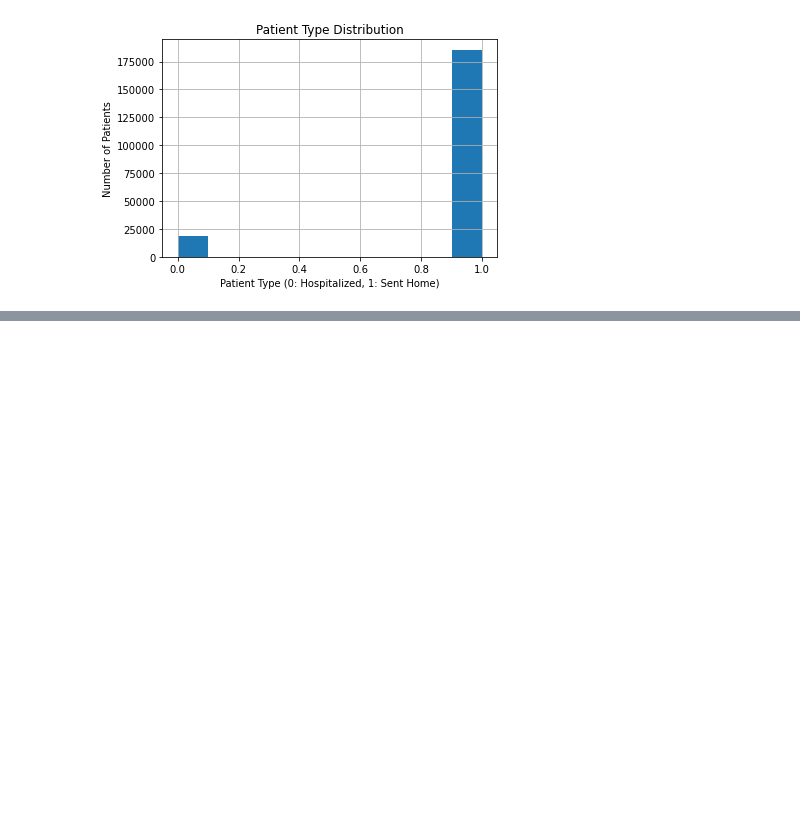
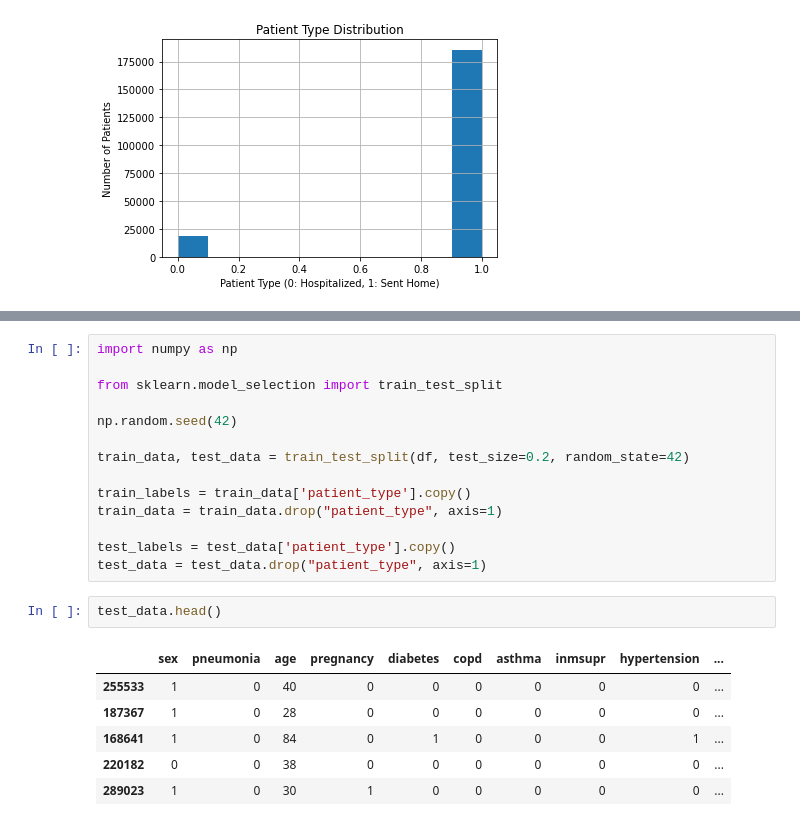
Before and after one commit to MelissaMullenUNH/Melissa-COMP740, a Jupyter notebook: project/project.ipynb, the cells around one changed output, grey strips where cells are left out. Cells and saved outputs as stored; diff of their text form; blank space fills up the shorter version.

```diff
--- a/project/project.ipynb
+++ b/project/project.ipynb
@@ -260,0 +208,23 @@ There are no columns that contain text or categorical data, so there is no need
+# %%
+import numpy as np
+
+from sklearn.model_selection import train_test_split
+
+np.random.seed(42)
+
+train_data, test_data = train_test_split(df, test_size=0.2, random_state=42)
+
+train_labels = train_data['patient_type'].copy()
+train_data = train_data.drop("patient_type", axis=1)
+
+test_labels = test_data['patient_type'].copy()
+test_data = test_data.drop("patient_type", axis=1)
+# %%
+test_data.head()
+# %% [output]
+|  | sex | pneumonia | age | pregnancy | diabetes | copd | asthma | inmsupr | hypertension | ... |
+| 255533 | 1 | 0 | 40 | 0 | 0 | 0 | 0 | 0 | 0 | ... |
+| 187367 | 1 | 0 | 28 | 0 | 0 | 0 | 0 | 0 | 0 | ... |
+| 168641 | 1 | 0 | 84 | 0 | 1 | 0 | 0 | 0 | 1 | ... |
+| 220182 | 0 | 0 | 38 | 0 | 0 | 0 | 0 | 0 | 0 | ... |
+| 289023 | 1 | 0 | 30 | 1 | 0 | 0 | 0 | 0 | 0 | ... |
```
Also changed, not shown: parts of 68 cells of this notebook, 2 other files.
